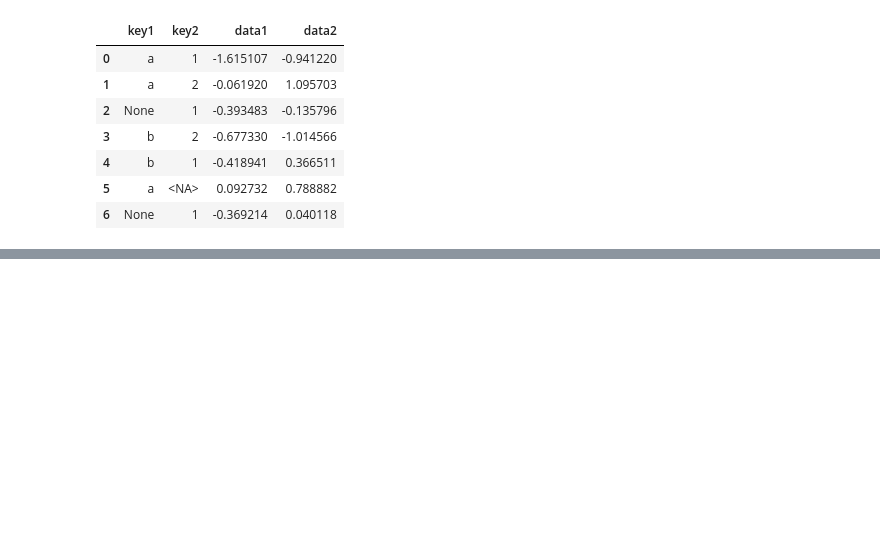
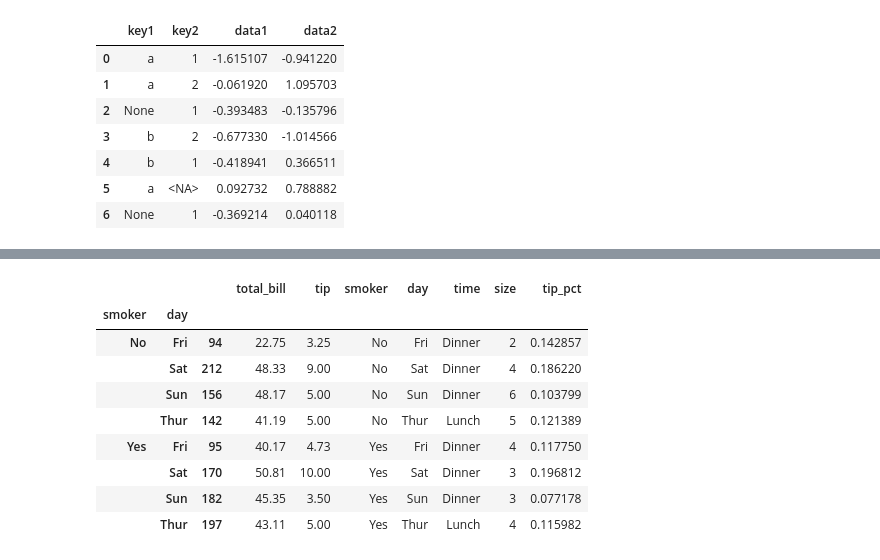
Before and after one commit to Ottermad/PythonForDataAnalysis, a Jupyter notebook: Chapter10.ipynb, the cells around one changed output, grey strips where cells are left out. Cells and saved outputs as stored; diff of their text form; code cells hidden in the pictures; blank space fills up the shorter version.

```diff
--- a/Chapter10.ipynb
+++ b/Chapter10.ipynb
@@ -19,0 +315,13 @@ df
+# %%
+tips.groupby(["smoker", "day"]).apply(top, n=1, column="total_bill")
+# %% [output]
+|  |  |  | total_bill | tip | smoker | day | time | size | tip_pct |
+| smoker | day |  |  |  |  |  |  |  |  |
+| No | Fri | 94 | 22.75 | 3.25 | No | Fri | Dinner | 2 | 0.142857 |
+|  | Sat | 212 | 48.33 | 9.00 | No | Sat | Dinner | 4 | 0.186220 |
+|  | Sun | 156 | 48.17 | 5.00 | No | Sun | Dinner | 6 | 0.103799 |
+|  | Thur | 142 | 41.19 | 5.00 | No | Thur | Lunch | 5 | 0.121389 |
+| Yes | Fri | 95 | 40.17 | 4.73 | Yes | Fri | Dinner | 4 | 0.117750 |
+|  | Sat | 170 | 50.81 | 10.00 | Yes | Sat | Dinner | 3 | 0.196812 |
+|  | Sun | 182 | 45.35 | 3.50 | Yes | Sun | Dinner | 3 | 0.077178 |
+|  | Thur | 197 | 43.11 | 5.00 | Yes | Thur | Lunch | 4 | 0.115982 |
```
Also changed, not shown: parts of 74 cells of this notebook, 1 other file.
